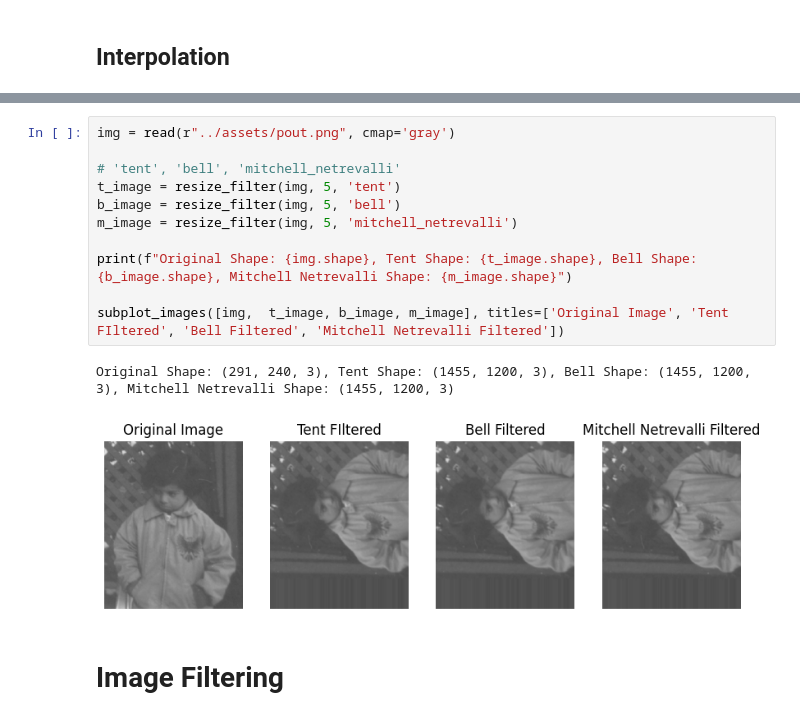
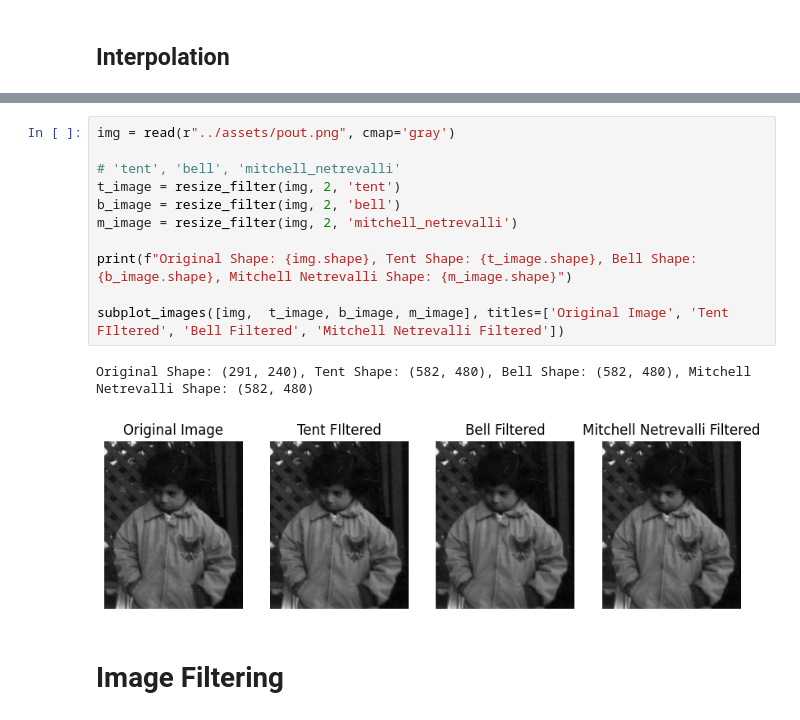
Before and after one commit to Crazz-Zaac/mathematical-image-processing, a Jupyter notebook: notebooks/ex_1.ipynb, the cells around one changed output, grey strips where cells are left out. Cells and saved outputs as stored; diff of their text form.

Commit message:
fixed imports and filter rescale

```diff
--- a/notebooks/ex_1.ipynb
+++ b/notebooks/ex_1.ipynb
@@ -223,17 +243,17 @@ def resize_filter(image, factor, interpolation):
 # %%
 img = read(r"../assets/pout.png", cmap='gray')
 
 # 'tent', 'bell', 'mitchell_netrevalli'
-t_image = resize_filter(img, 5, 'tent')
-b_image = resize_filter(img, 5, 'bell')
-m_image = resize_filter(img, 5, 'mitchell_netrevalli')
+t_image = resize_filter(img, 2, 'tent')
+b_image = resize_filter(img, 2, 'bell')
+m_image = resize_filter(img, 2, 'mitchell_netrevalli')
 
 print(f"Original Shape: {img.shape}, Tent Shape: {t_image.shape}, Bell Shape: {b_image.shape}, Mitchell Netrevalli Shape: {m_image.shape}")
 
 subplot_images([img,  t_image, b_image, m_image], titles=['Original Image', 'Tent FIltered', 'Bell Filtered', 'Mitchell Netrevalli Filtered'])
 # %% [output]
-Original Shape: (291, 240, 3), Tent Shape: (1455, 1200, 3), Bell Shape: (1455, 1200, 3), Mitchell Netrevalli Shape: (1455, 1200, 3)
+Original Shape: (291, 240), Tent Shape: (582, 480), Bell Shape: (582, 480), Mitchell Netrevalli Shape: (582, 480)
-[figure, old version]
+[figure, new version]
 # %% [markdown]
 # Image Filtering
 # %% [markdown]
```
Also changed, not shown: parts of 2 cells of this notebook, 5 other files.
